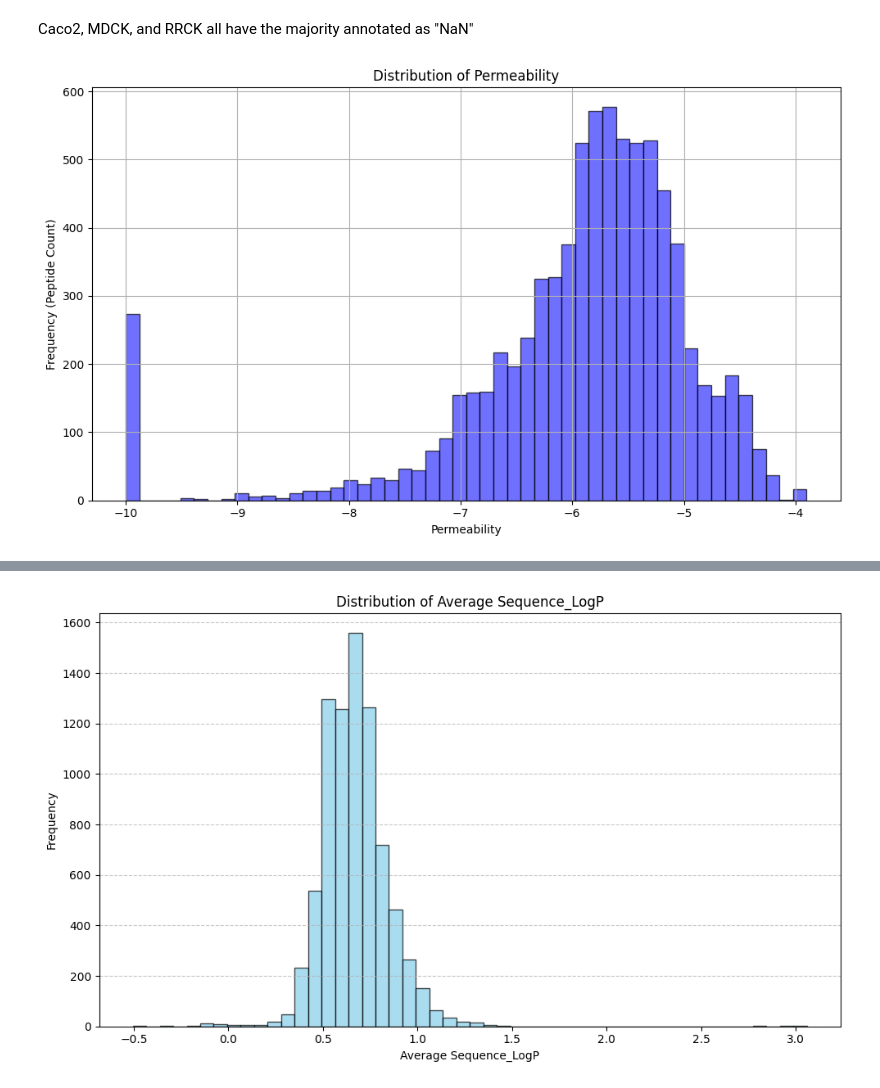
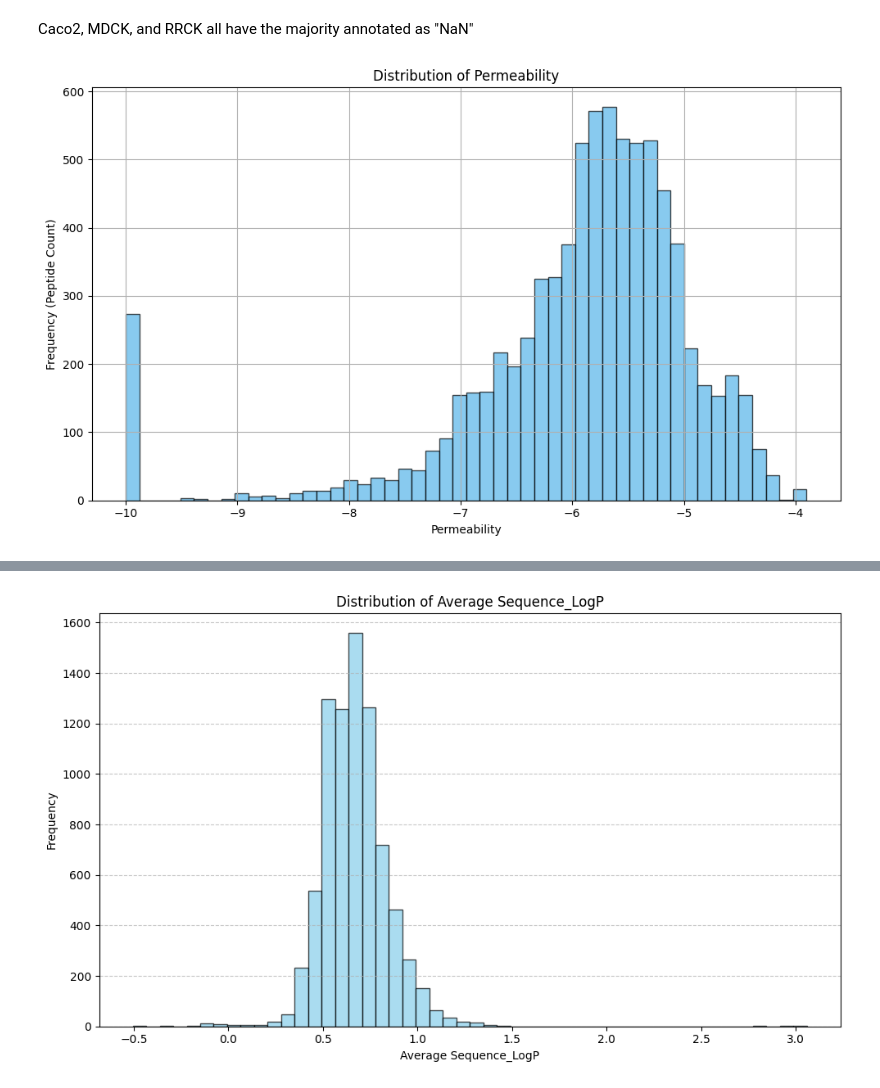
Before and after one commit to MauJunSensei/bsc-thesis, a Jupyter notebook: Proteomics/CycPeptMPDB/notebooks/exploration.ipynb, the cells around one changed output, grey strips where cells are left out. Cells and saved outputs as stored; diff of their text form; code cells hidden in the pictures.

```diff
--- a/Proteomics/CycPeptMPDB/notebooks/exploration.ipynb
+++ b/Proteomics/CycPeptMPDB/notebooks/exploration.ipynb
@@ -115,12 +115,12 @@ Caco2, MDCK, and RRCK all have the majority annotated as "NaN"
 # %%
 if 'Permeability' in data.columns:
     # Plot as a histogram instead of bar plot
     plt.figure(figsize=(10, 6))
-    data['Permeability'].dropna().astype(float).hist(bins=50, color="#3333FF", edgecolor='black', alpha=0.7)
+    data['Permeability'].dropna().astype(float).hist(bins=50, color="#56B4E9", edgecolor='black', alpha=0.7)
     plt.title('Distribution of Permeability')
     plt.xlabel('Permeability')
     plt.ylabel('Frequency (Peptide Count)')
     plt.tight_layout()
     plt.show()
 # %% [output]
-[figure, old version]
+[figure, new version]
```
Also changed, not shown: parts of 5 cells of this notebook, 6 other files.
